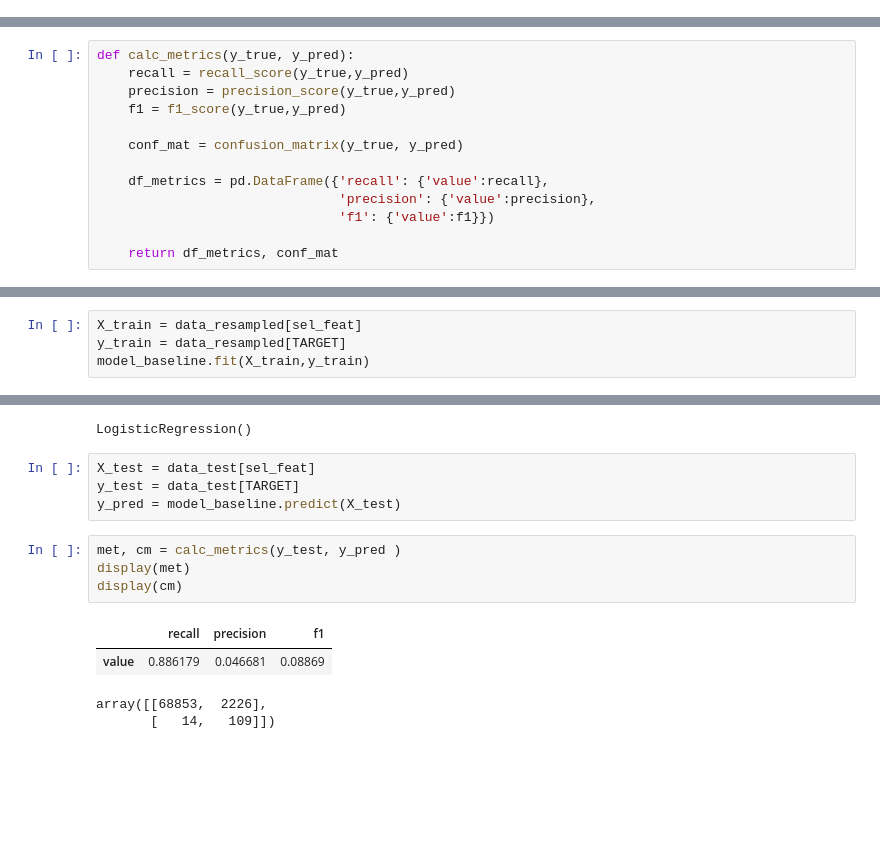
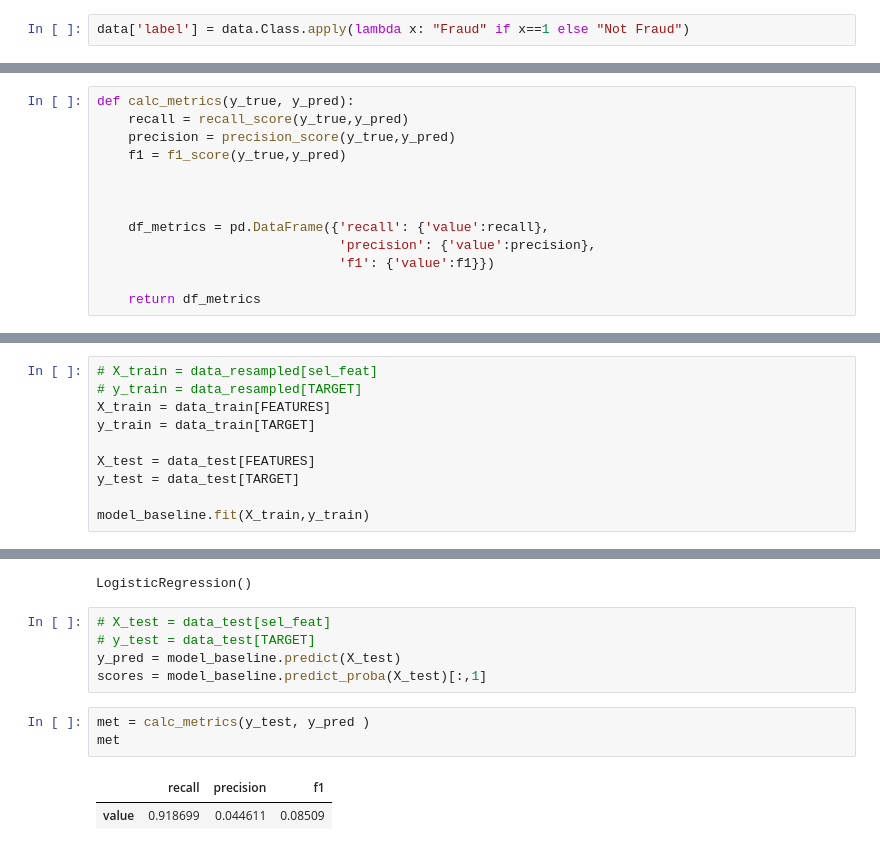
Before and after one commit to thomasport/fraud_detection, a Jupyter notebook: analysis/analysis.ipynb, the cells around one changed output, grey strips where cells are left out. Cells and saved outputs as stored; diff of their text form; blank space fills up the shorter version.

```diff
--- a/analysis/analysis.ipynb
+++ b/analysis/analysis.ipynb
@@ -20,4 +25,6 @@ data.head()
 FEATURES = [f'V{i}' for i in range(1,29)] + ['Amount']
 TARGET = 'Class'
 SEED = 42
+# %%
+data['label'] = data.Class.apply(lambda x: "Fraud" if x==1 else "Not Fraud")
 # %%
@@ -176,10 +202,10 @@ def calc_metrics(y_true, y_pred):
     precision = precision_score(y_true,y_pred)
     f1 = f1_score(y_true,y_pred)
 
-    conf_mat = confusion_matrix(y_true, y_pred)
+
 
     df_metrics = pd.DataFrame({'recall': {'value':recall},
                                'precision': {'value':precision},
                                'f1': {'value':f1}})
 
-    return df_metrics, conf_mat
+    return df_metrics
@@ -237,8 +275,14 @@ sel_feat = np.array(FEATURES)[sel_feat_idx]
 # %%
 model_baseline = LogisticRegression()
 # %%
-X_train = data_resampled[sel_feat]
-y_train = data_resampled[TARGET]
+# X_train = data_resampled[sel_feat]
+# y_train = data_resampled[TARGET]
+X_train = data_train[FEATURES]
+y_train = data_train[TARGET]
+
+X_test = data_test[FEATURES]
+y_test = data_test[TARGET]
+
 model_baseline.fit(X_train,y_train)
 # %% [output]
 STOP: TOTAL NO. of ITERATIONS REACHED LIMIT.
@@ -250,15 +294,13 @@ Please also refer to the documentation for alternative solver options:
   n_iter_i = _check_optimize_result(
 LogisticRegression()
 # %%
-X_test = data_test[sel_feat]
-y_test = data_test[TARGET]
+# X_test = data_test[sel_feat]
+# y_test = data_test[TARGET]
 y_pred = model_baseline.predict(X_test)
+scores = model_baseline.predict_proba(X_test)[:,1]
 # %%
-met, cm = calc_metrics(y_test, y_pred )
-display(met)
-display(cm)
+met = calc_metrics(y_test, y_pred )
+met
 # %% [output]
 |  | recall | precision | f1 |
-| value | 0.886179 | 0.046681 | 0.08869 |
+| value | 0.918699 | 0.044611 | 0.08509 |
-array([[68853,  2226],
-       [   14,   109]])
```
Also changed, not shown: parts of 49 cells of this notebook, 4 other files.
